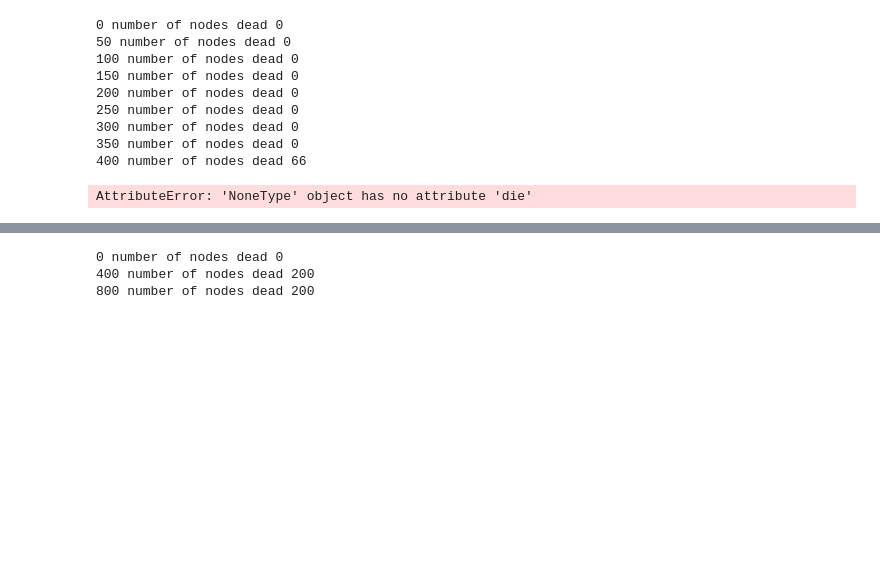
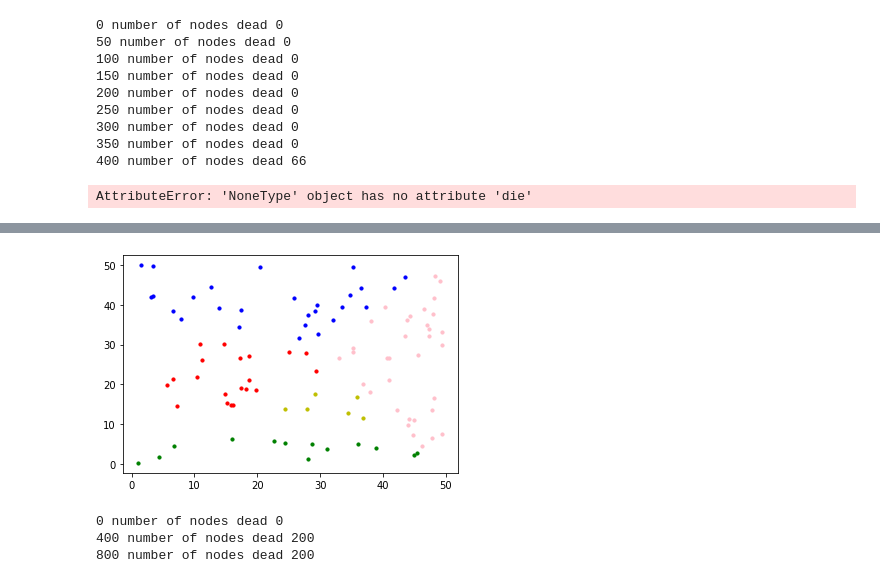
Before and after one commit to leo20021210/network_research, a Jupyter notebook: py_model/KMeans LEACH.ipynb, the cells around one changed output, grey strips where cells are left out. Cells and saved outputs as stored; diff of their text form; code cells hidden in the pictures; blank space fills up the shorter version.

```diff
--- a/py_model/KMeans LEACH.ipynb
+++ b/py_model/KMeans LEACH.ipynb
@@ -362,0 +446,79 @@ plt.plot(range(num_rounds), nums, color = "blue")
+# %%
+T= 0.05 / (1 - 0.05 * 1)
+import random
+random.seed(1)
+heads = []
+for i in range(100):
+    if random.uniform (0,1) <= T:
+        heads.append([Xs[i], Ys[i]])
+heads = np.array(heads)
+print(heads)
+
+X0 = []
+Y0 = []
+X1 = []
+Y1 = []
+X2 = []
+Y2 = []
+X3 = []
+Y3 = []
+X4 = []
+Y4 = []
+X5 = []
+Y5 = []
+X6 = []
+Y6 = []
+X7 = []
+Y7 = []
+X8 = []
+Y8 = []
+X9 = []
+Y9 = []
+
+def distance(x_1, x_2, y_1, y_2):
+    return (x_1 - x_2)**2 + (y_1 - y_2)**2
+
+def choose(x_1, y_1):
+    dis0 = distance(x_1, heads[0][0], y_1, heads[0][1])
+    dis1 = distance(x_1, heads[1][0], y_1, heads[1][1])
+    dis2 = distance(x_1, heads[2][0], y_1, heads[2][1])
+    dis3 = distance(x_1, heads[3][0], y_1, heads[3][1])
+    dis4 = distance(x_1, heads[4][0], y_1, heads[4][1])
+    dis5 = distance(x_1, heads[0][0], y_1, heads[0][1])
+    dis1 = distance(x_1, heads[1][0], y_1, heads[1][1])
+    dis2 = distance(x_1, heads[2][0], y_1, heads[2][1])
+    dis3 = distance(x_1, heads[3][0], y_1, heads[3][1])
+    dis4 = distance(x_1, heads[4][0], y_1, heads[4][1])
+    dis = np.min(np.asarray([dis0, dis1, dis2, dis3, dis4]))
+    if dis0 == dis:
+        X0.append(x_1)
+        Y0.append(y_1)
+    if dis1 == dis:
+        X1.append(x_1)
+        Y1.append(y_1)
+    if dis2 == dis:
+        X2.append(x_1)
+        Y2.append(y_1)
+    if dis3 == dis:
+        X3.append(x_1)
+        Y3.append(y_1)
+    if dis4 == dis:
+        X4.append(x_1)
+        Y4.append(y_1)
+
+for i in range(100):
+    choose(Xs[i], Ys[i])
+
+#plt.figure(figsize=(15, 15))
+plt.scatter(X0, Y0, s = 10)
+plt.scatter(X1, Y1, s = 10)
+plt.scatter(X2, Y2, s = 10)
+plt.scatter(X3, Y3, s = 10)
+plt.scatter(X4, Y4, s = 10)
+plt.scatter(X5, Y5, s = 10)
+plt.scatter(X1, Y1, s = 10)
+plt.scatter(X2, Y2, s = 10)
+plt.scatter(X3, Y3, s = 10)
+plt.scatter(X4, Y4, s = 10)
+#plt.scatter(heads[:, 0], heads[:, 1], s = 100, color = 'purple')
+# %% [output]
@@ -363,3 +536,4 @@ plt.plot(range(num_rounds), nums, color = "blue")
+[figure, added]
 # %%
 Nodes = [None for i in range(num_nodes)]
 
```
Also changed, not shown: parts of 9 cells of this notebook.
